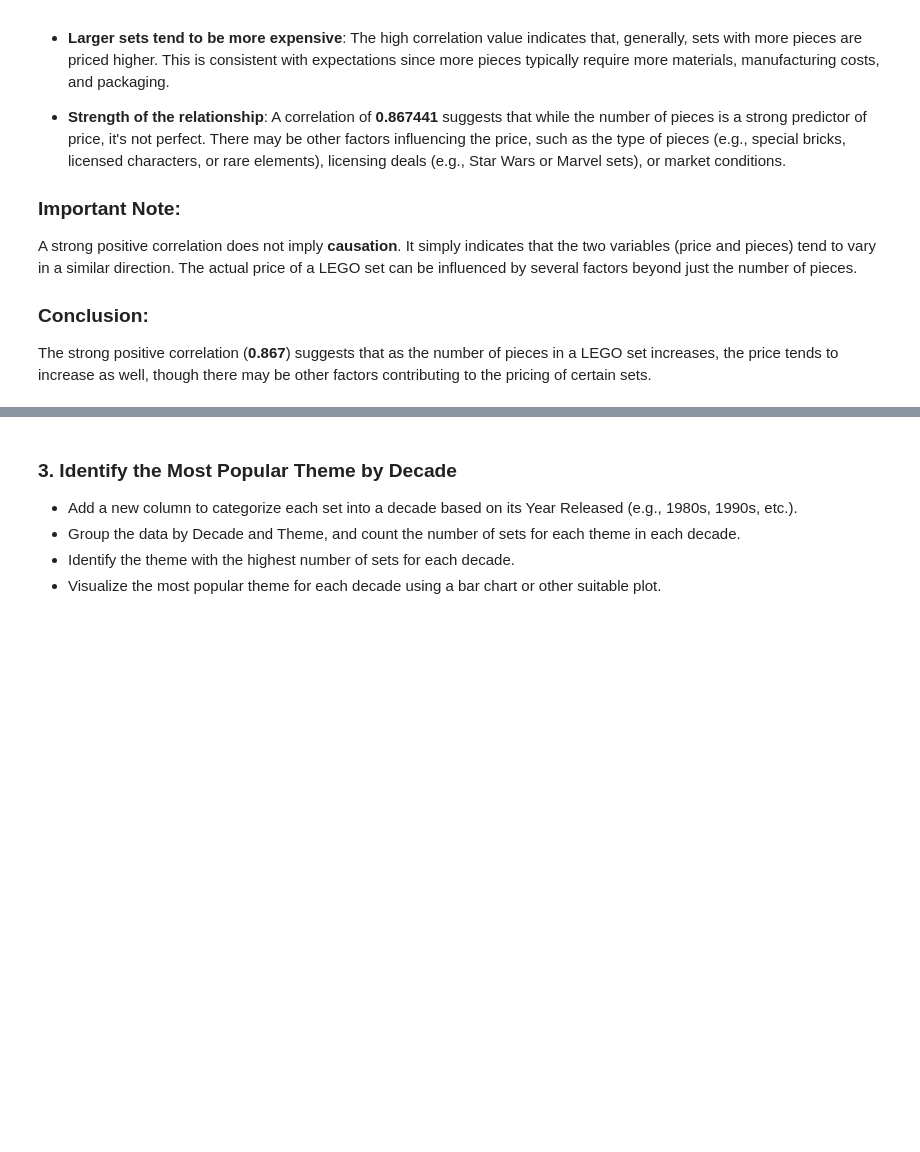
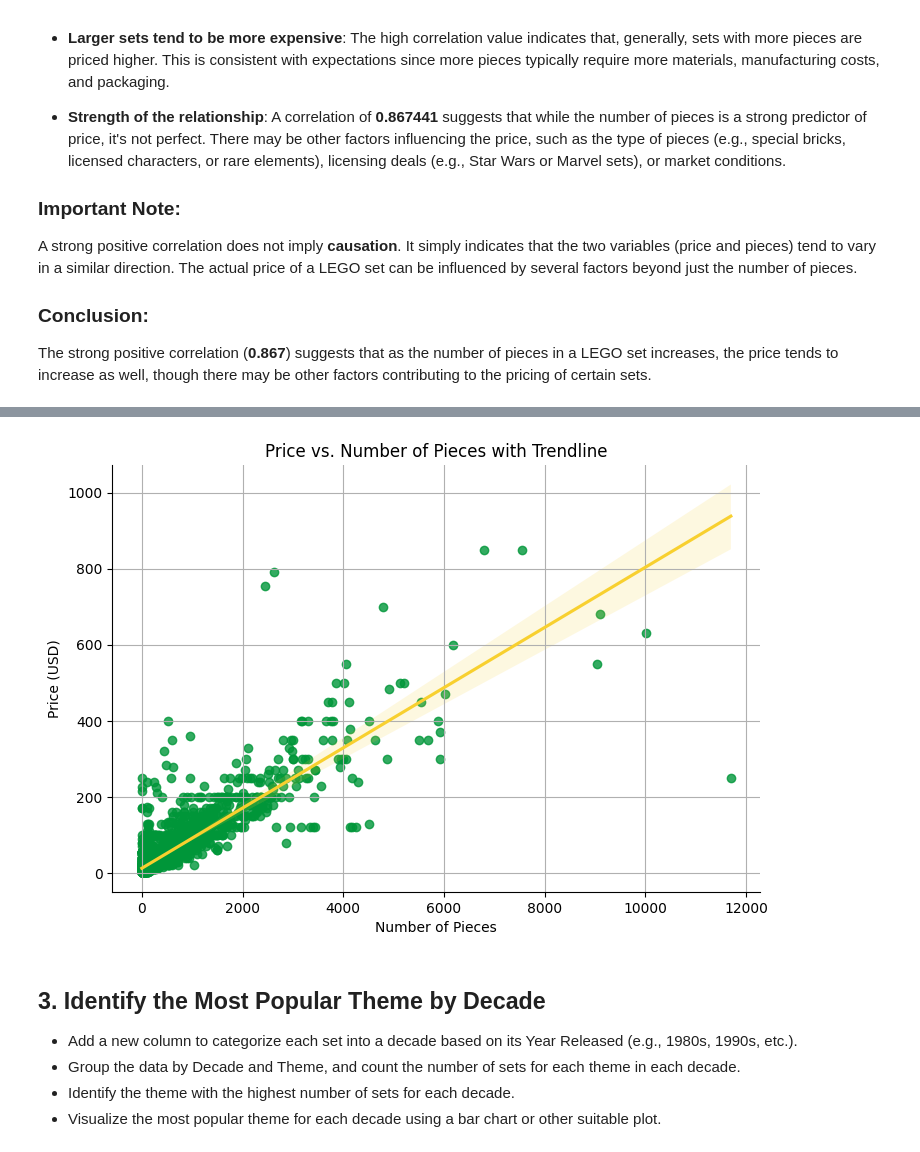
Before and after one commit to bruhu/lego-sets-analysis, a Jupyter notebook: notebooks/2_LEGO_set_analysis.ipynb, the cells around one changed output, grey strips where cells are left out. Drawn from its saved outputs; the diff is of its cells as text; code cells hidden in the pictures; blank space fills up the shorter version.

```diff
--- a/notebooks/2_LEGO_set_analysis.ipynb
+++ b/notebooks/2_LEGO_set_analysis.ipynb
@@ -133,5 +165,14 @@ The strong positive correlation (**0.867**) suggests that as the number of piece
+# %%
+sns.lmplot(x='num_pieces', y='us_retail_price', data=lego_df, aspect=1.5, scatter_kws={'color': '#009639'}, line_kws={'color': '#F8D02F'})
+plt.title('Price vs. Number of Pieces with Trendline')
+plt.xlabel('Number of Pieces')
+plt.ylabel('Price (USD)')
+plt.grid(True)
+plt.show()
+# %% [output]
+[figure, added]
 # %% [markdown]
-### 3. Identify the Most Popular Theme by Decade
+## 3. Identify the Most Popular Theme by Decade
 - Add a new column to categorize each set into a decade based on its Year Released (e.g., 1980s, 1990s, etc.).
 - Group the data by Decade and Theme, and count the number of sets for each theme in each decade.
 - Identify the theme with the highest number of sets for each decade.
```
Also changed, not shown: parts of 9 cells of this notebook.
